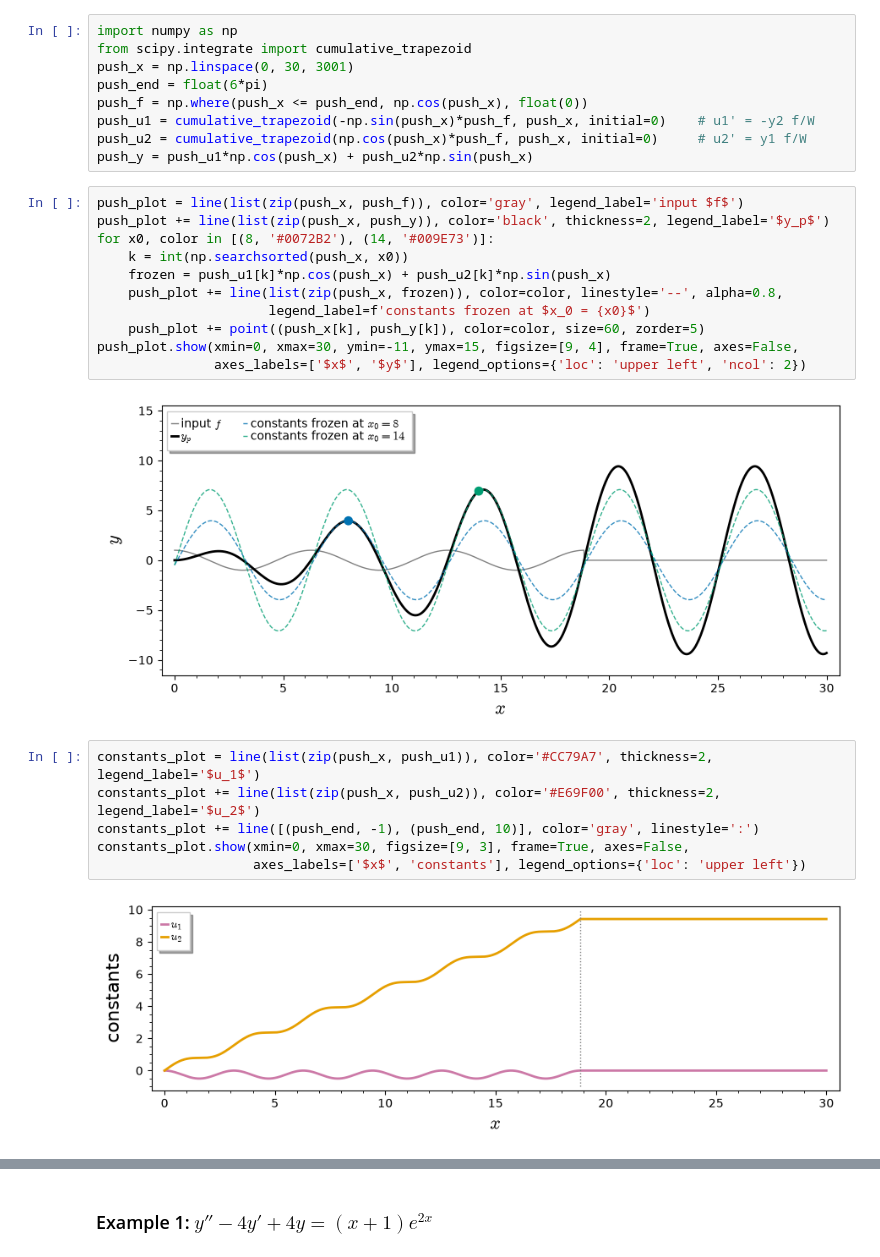
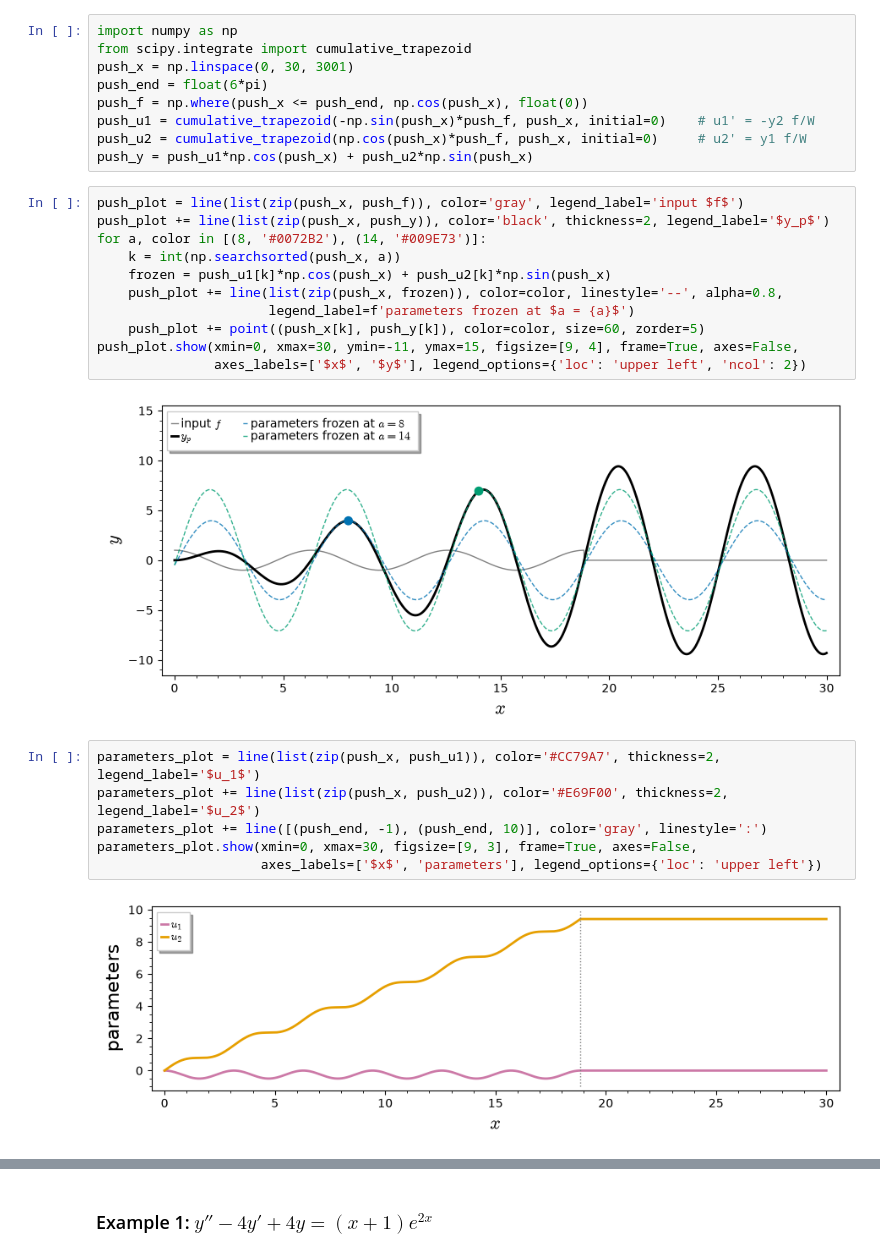
Before and after one commit to Willie169/Differ2026, a Jupyter notebook: Differ2026/1104.ipynb, the cells around one changed output, grey strips where cells are left out. Saved outputs shown, nothing was run; the diff lists cells and outputs as text.

```diff
--- a/Differ2026/1104.ipynb
+++ b/Differ2026/1104.ipynb
@@ -153,22 +169,22 @@ push_y = push_u1*np.cos(push_x) + push_u2*np.sin(push_x)
 # %%
 push_plot = line(list(zip(push_x, push_f)), color='gray', legend_label='input $f$')
 push_plot += line(list(zip(push_x, push_y)), color='black', thickness=2, legend_label='$y_p$')
-for x0, color in [(8, '#0072B2'), (14, '#009E73')]:
-    k = int(np.searchsorted(push_x, x0))
+for a, color in [(8, '#0072B2'), (14, '#009E73')]:
+    k = int(np.searchsorted(push_x, a))
     frozen = push_u1[k]*np.cos(push_x) + push_u2[k]*np.sin(push_x)
     push_plot += line(list(zip(push_x, frozen)), color=color, linestyle='--', alpha=0.8,
-                      legend_label=f'constants frozen at $x_0 = {x0}$')
+                      legend_label=f'parameters frozen at $a = {a}$')
     push_plot += point((push_x[k], push_y[k]), color=color, size=60, zorder=5)
 push_plot.show(xmin=0, xmax=30, ymin=-11, ymax=15, figsize=[9, 4], frame=True, axes=False,
                axes_labels=['$x$', '$y$'], legend_options={'loc': 'upper left', 'ncol': 2})
 # %% [output]
-[figure, old version]
+[figure, new version]
 # %%
-constants_plot = line(list(zip(push_x, push_u1)), color='#CC79A7', thickness=2, legend_label='$u_1$')
-constants_plot += line(list(zip(push_x, push_u2)), color='#E69F00', thickness=2, legend_label='$u_2$')
-constants_plot += line([(push_end, -1), (push_end, 10)], color='gray', linestyle=':')
-constants_plot.show(xmin=0, xmax=30, figsize=[9, 3], frame=True, axes=False,
-                    axes_labels=['$x$', 'constants'], legend_options={'loc': 'upper left'})
+parameters_plot = line(list(zip(push_x, push_u1)), color='#CC79A7', thickness=2, legend_label='$u_1$')
+parameters_plot += line(list(zip(push_x, push_u2)), color='#E69F00', thickness=2, legend_label='$u_2$')
+parameters_plot += line([(push_end, -1), (push_end, 10)], color='gray', linestyle=':')
+parameters_plot.show(xmin=0, xmax=30, figsize=[9, 3], frame=True, axes=False,
+                     axes_labels=['$x$', 'parameters'], legend_options={'loc': 'upper left'})
 # %% [output]
-[figure, old version]
+[figure, new version]
 # %% [markdown]
```
Also changed, not shown: parts of 103 cells of this notebook, 5 other files.
